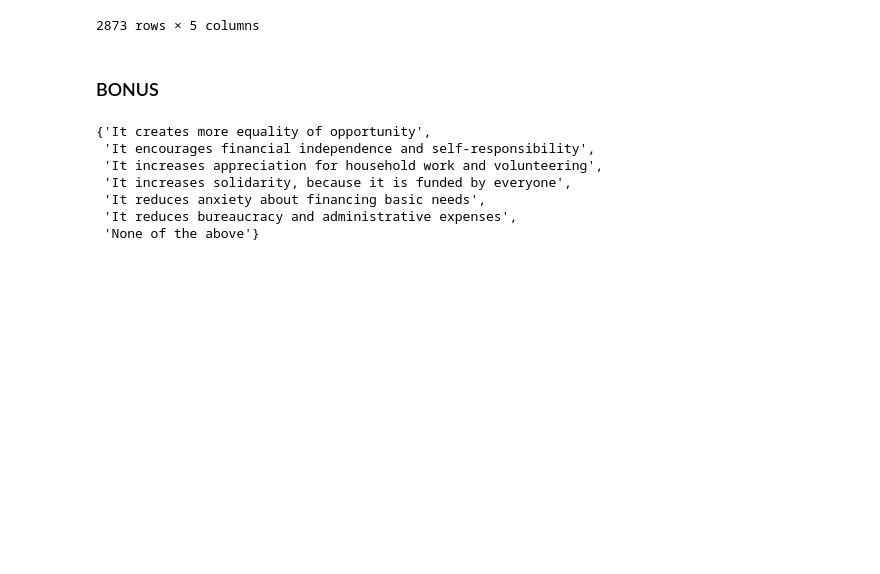
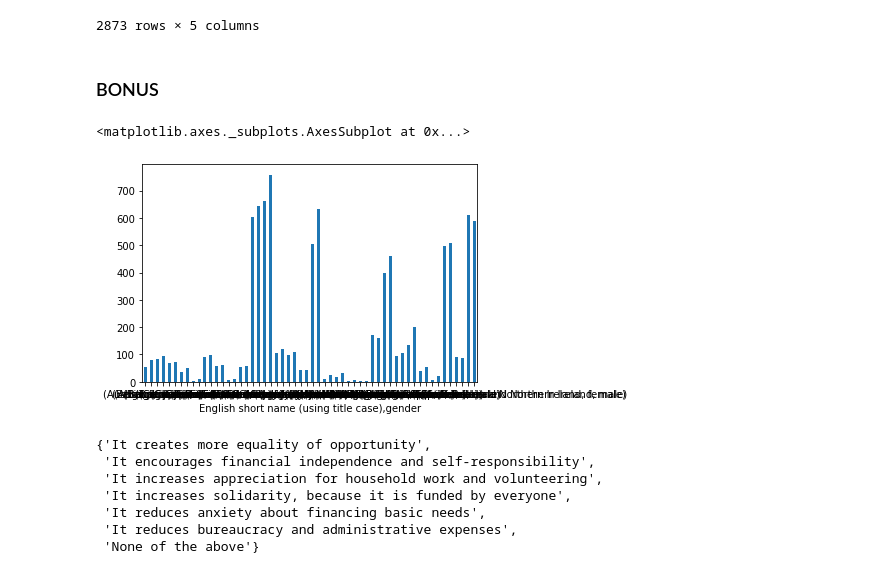
Before and after one commit to gojuangu/ih_datamadpt0420_project_m1, a Jupyter notebook: notebooks/cleaning_data.ipynb, the cells around one changed output. Cells and saved outputs as stored; diff of their text form; code cells hidden in the pictures; blank space fills up the shorter version.

```diff
--- a/notebooks/cleaning_data.ipynb
+++ b/notebooks/cleaning_data.ipynb
@@ -178,5 +141,12 @@ df[df['EPS'].notna()]
 # %% [markdown]
 ### BONUS
+# %%
+x = df_1.groupby(['English short name (using title case)', 'gender']).size()
+# %%
+x.plot.bar(rot=0)
+# %% [output]
+<matplotlib.axes._subplots.AxesSubplot at 0x...>
+[figure, added]
 # %%
 a = df_1['question_bbi_2016wave4_basicincome_argumentsfor'].to_list()
 all_r = []
```
Also changed, not shown: parts of 7 cells of this notebook, 4 other files.
